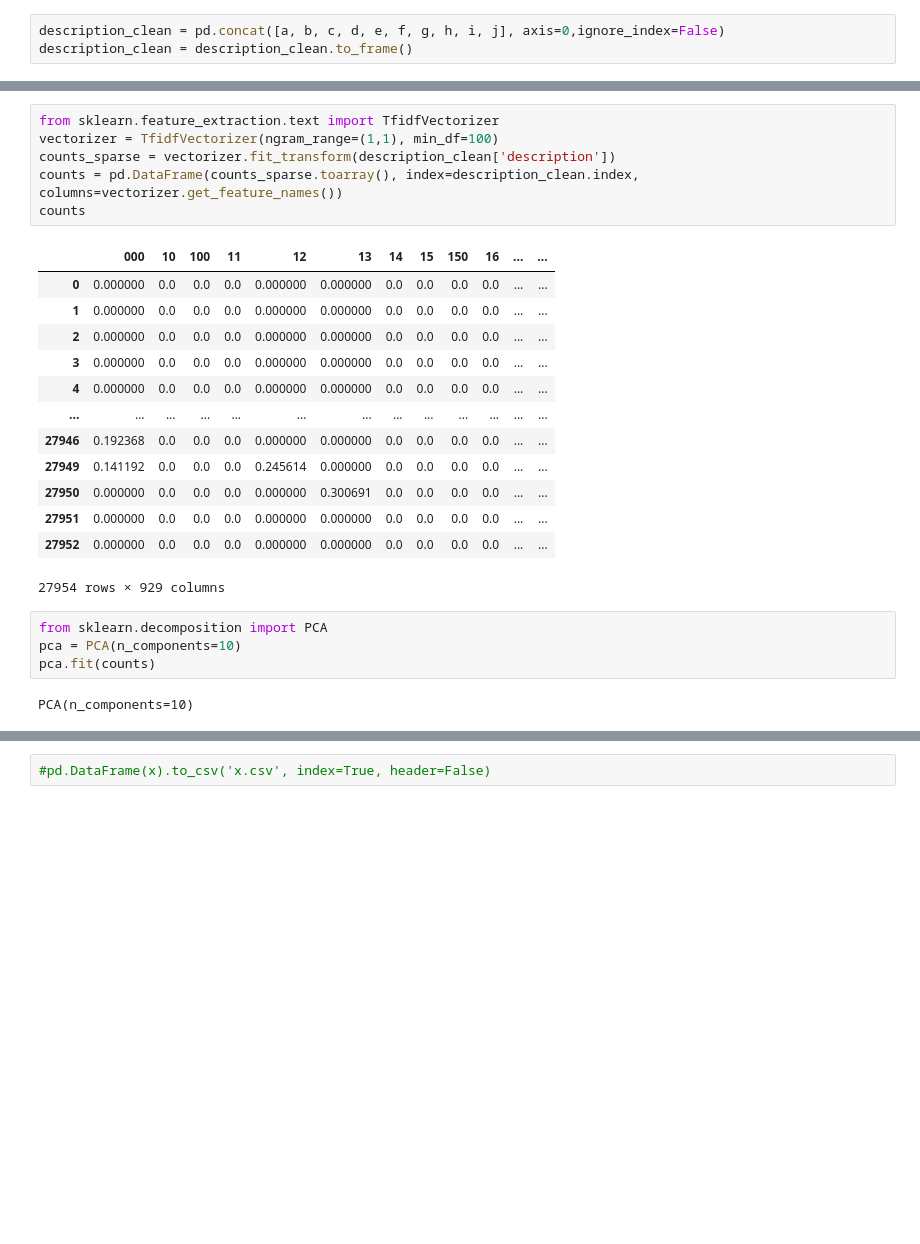
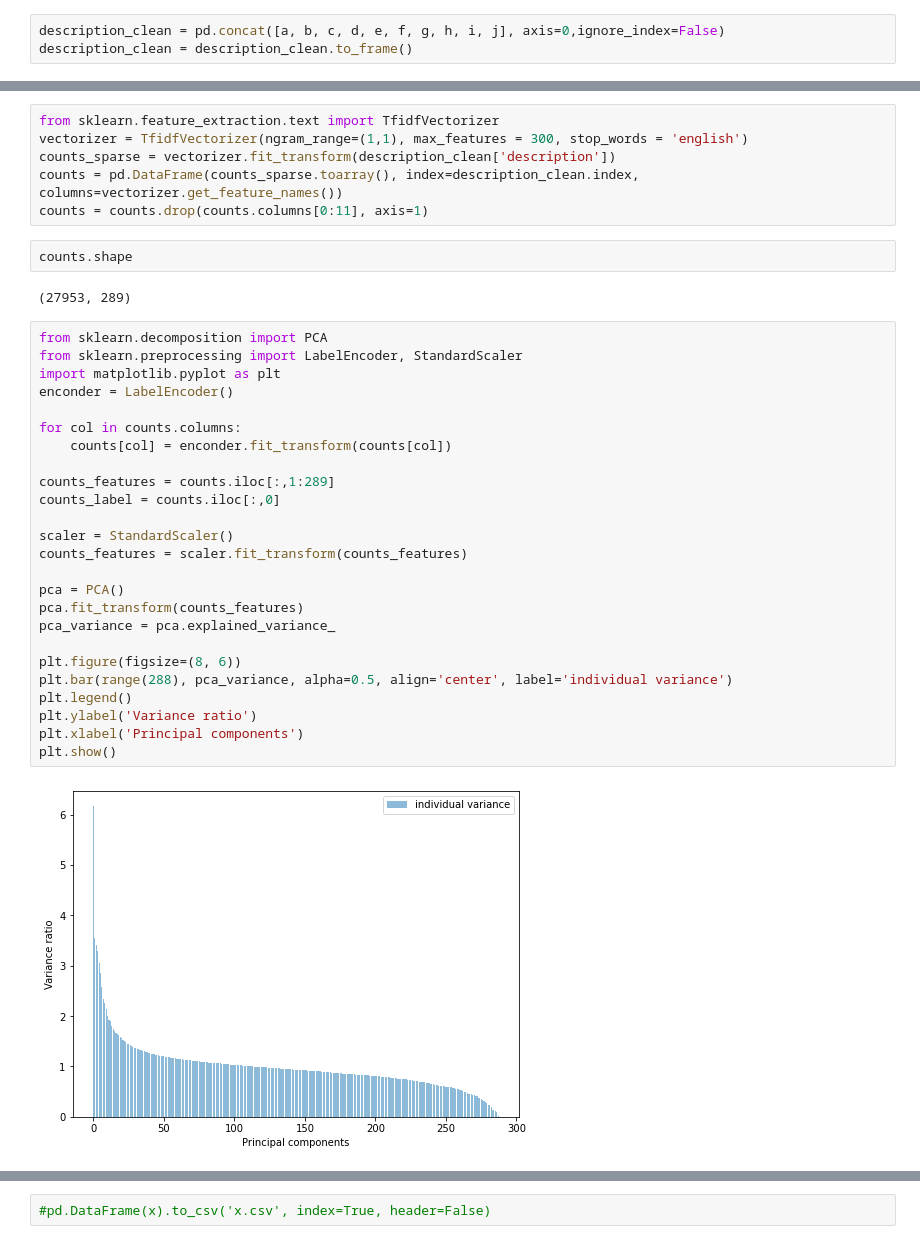
Before and after one commit to lalmaraz/otf_grants, a Jupyter notebook: otf_grants.ipynb, the cells around one changed output, grey strips where cells are left out. Cells and saved outputs as stored; diff of their text form; blank space fills up the shorter version.

```diff
--- a/otf_grants.ipynb
+++ b/otf_grants.ipynb
@@ -51,26 +37,37 @@ description_clean = pd.concat([description_clean, add_df])
 # %%
 from sklearn.feature_extraction.text import TfidfVectorizer
-vectorizer = TfidfVectorizer(ngram_range=(1,1), min_df=100)
+vectorizer = TfidfVectorizer(ngram_range=(1,1), max_features = 300, stop_words = 'english')
 counts_sparse = vectorizer.fit_transform(description_clean['description'])
 counts = pd.DataFrame(counts_sparse.toarray(), index=description_clean.index, columns=vectorizer.get_feature_names())
-counts
+counts = counts.drop(counts.columns[0:11], axis=1)
-# %% [output]
-|  | 000 | 10 | 100 | 11 | 12 | 13 | 14 | 15 | 150 | 16 | ... | ... |
-| 0 | 0.000000 | 0.0 | 0.0 | 0.0 | 0.000000 | 0.000000 | 0.0 | 0.0 | 0.0 | 0.0 | ... | ... |
-| 1 | 0.000000 | 0.0 | 0.0 | 0.0 | 0.000000 | 0.000000 | 0.0 | 0.0 | 0.0 | 0.0 | ... | ... |
-| 2 | 0.000000 | 0.0 | 0.0 | 0.0 | 0.000000 | 0.000000 | 0.0 | 0.0 | 0.0 | 0.0 | ... | ... |
-| 3 | 0.000000 | 0.0 | 0.0 | 0.0 | 0.000000 | 0.000000 | 0.0 | 0.0 | 0.0 | 0.0 | ... | ... |
-| 4 | 0.000000 | 0.0 | 0.0 | 0.0 | 0.000000 | 0.000000 | 0.0 | 0.0 | 0.0 | 0.0 | ... | ... |
-| ... | ... | ... | ... | ... | ... | ... | ... | ... | ... | ... | ... | ... |
-| 27946 | 0.192368 | 0.0 | 0.0 | 0.0 | 0.000000 | 0.000000 | 0.0 | 0.0 | 0.0 | 0.0 | ... | ... |
-| 27949 | 0.141192 | 0.0 | 0.0 | 0.0 | 0.245614 | 0.000000 | 0.0 | 0.0 | 0.0 | 0.0 | ... | ... |
-| 27950 | 0.000000 | 0.0 | 0.0 | 0.0 | 0.000000 | 0.300691 | 0.0 | 0.0 | 0.0 | 0.0 | ... | ... |
-| 27951 | 0.000000 | 0.0 | 0.0 | 0.0 | 0.000000 | 0.000000 | 0.0 | 0.0 | 0.0 | 0.0 | ... | ... |
-| 27952 | 0.000000 | 0.0 | 0.0 | 0.0 | 0.000000 | 0.000000 | 0.0 | 0.0 | 0.0 | 0.0 | ... | ... |
-27954 rows × 929 columns
-# %%
-from sklearn.decomposition import PCA
-pca = PCA(n_components=10)
-pca.fit(counts)
-# %% [output]
-PCA(n_components=10)
+# %%
+counts.shape
+# %% [output]
+(27953, 289)
+# %%
+from sklearn.decomposition import PCA
+from sklearn.preprocessing import LabelEncoder, StandardScaler
+import matplotlib.pyplot as plt
+enconder = LabelEncoder()
+
+for col in counts.columns:
+    counts[col] = enconder.fit_transform(counts[col])
+
+counts_features = counts.iloc[:,1:289]
+counts_label = counts.iloc[:,0]
+
+scaler = StandardScaler()
+counts_features = scaler.fit_transform(counts_features)
+
+pca = PCA()
+pca.fit_transform(counts_features)
+pca_variance = pca.explained_variance_
+
+plt.figure(figsize=(8, 6))
+plt.bar(range(288), pca_variance, alpha=0.5, align='center', label='individual variance')
+plt.legend()
+plt.ylabel('Variance ratio')
+plt.xlabel('Principal components')
+plt.show()
+# %% [output]
+[figure, added]
```
Also changed, not shown: parts of 14 cells of this notebook.
